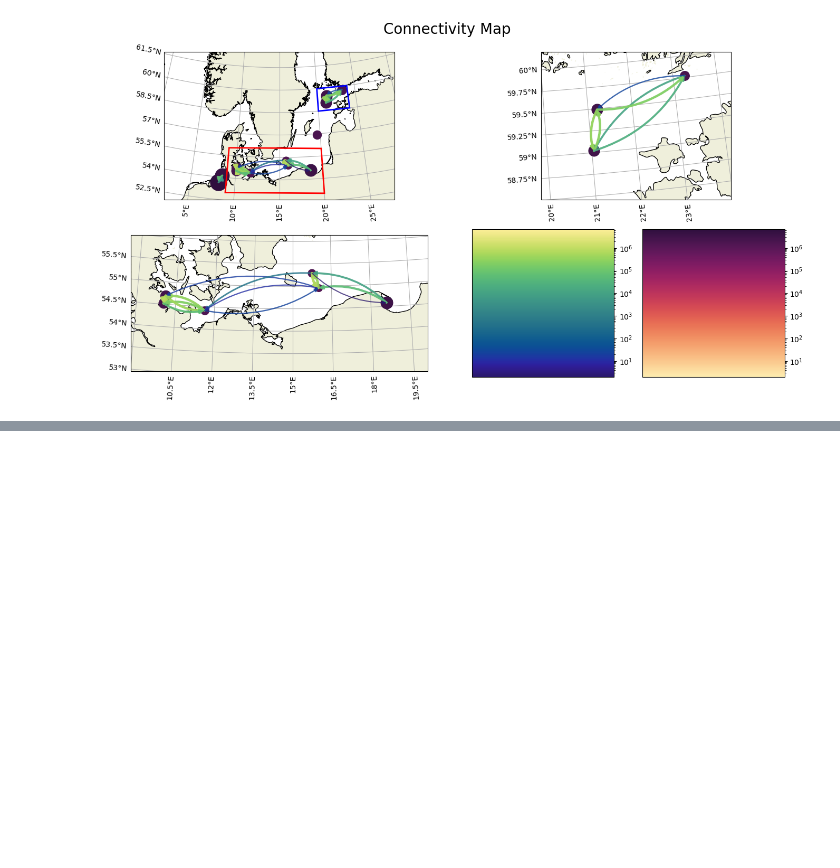
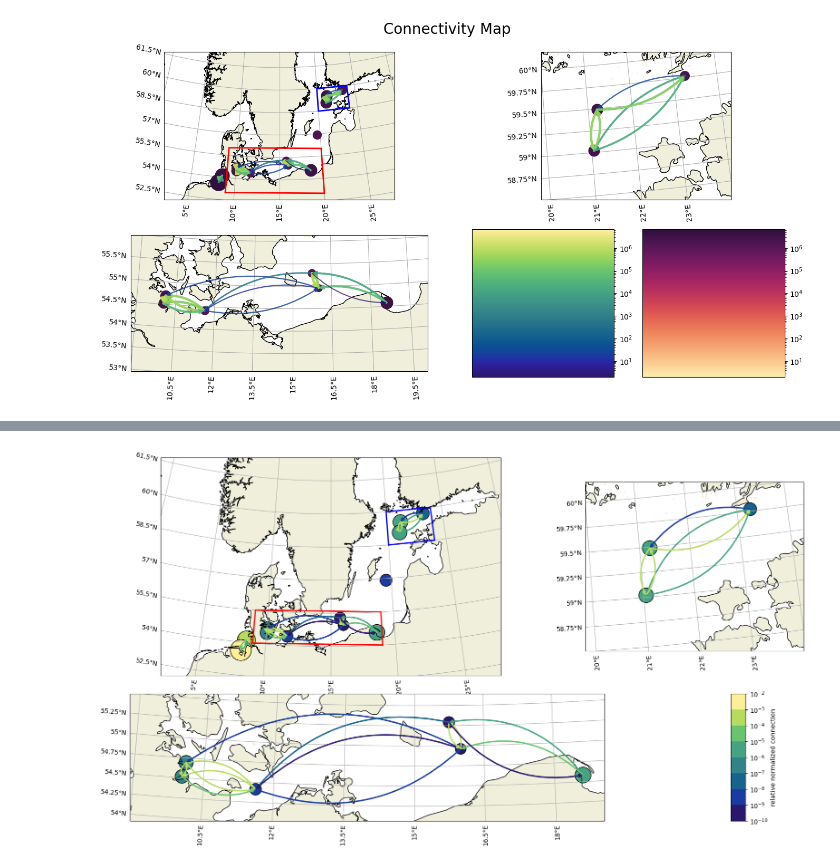
Before and after one commit to geomar-od-lagrange/2025_copepods, a Jupyter notebook: notebooks/SiteComparisonVoronoi.ipynb, the cells around one changed output, grey strips where cells are left out. Saved outputs shown, nothing was run; the diff lists cells and outputs as text; code cells hidden in the pictures; blank space fills up the shorter version.

```diff
--- a/notebooks/SiteComparisonVoronoi.ipynb
+++ b/notebooks/SiteComparisonVoronoi.ipynb
@@ -332,7 +349,7 @@ plt.show()
 # %% [markdown]
 ## Connectivity Map
 # %%
-def define_cmap(cmap_input):
+def read_cmap(cmap_input):
         if isinstance(cmap_input, str):
                 return mpl.colormaps.get_cmap(cmap_input)
         elif isinstance(cmap_input, type(cmocean.cm.haline)):
@@ -381,0 +395,6 @@ def plot_voronoi_polygons(ax, cmap="rainbow", edgecolor="black", facealpha=0.2):
+# %%
+matrix=df_cmatrix_normalized.copy()
+np.fill_diagonal(matrix.values, 0)
+zero_mask = (matrix == 0)
+matrix = matrix.mask(zero_mask)
+matrix.min(axis=None)
@@ -405,7 +426,7 @@ def make_connectivitymap(
                 voronoi_polys = voronoi_polys[voronoi_polys['SampleKind'] != 'digital']
                 sample_points = sample_points[sample_points["SampleKind"] != "digital"]
         if show_polygons:
-                plot_voronoi_polygons(ax=ax_main)
+                draw_voronoi_polygons(ax=ax_main)
 
         min_connection, max_connection = matrix.min(axis=None), matrix.max(axis=None)
         norm = LogNorm(vmin=min_connection, vmax=max_connection)
@@ -452,8 +473,8 @@ def make_connectivitymap(
                 northbaltic_xy, northbaltic_width, northbaltic_height,
                 fill=False, color='blue', lw=2, zorder=100, transform=Geodetic(),
         ))
-        if filename is not None:
-                plt.savefig(Path(figure_outpath, filename), format="pdf")
+        # if filename is not None:
+        #         plt.savefig(Path(figure_outpath, filename), format="pdf")
         plt.show()
 
 matrix=df_cmatrix_normalized.copy()
@@ -462,0 +529,6 @@ make_connectivitymap(matrix=matrix, filename="ConnectivityMap.pdf")
+# %%
+def minmax_not_diagonal(matrix):
+        np.fill_diagonal(matrix.copy().values, 0)
+        zero_mask = (matrix == 0)
+        matrix = matrix.mask(zero_mask)
+        return matrix.min(axis=None), matrix.max(axis=None)
@@ -462,0 +544,79 @@ make_connectivitymap(matrix=matrix, filename="ConnectivityMap.pdf")
+# %%
+def make_connectivitymap(
+        matrix,
+        map_projection=map_projection, mapsize=mapsize, suptitle="Connectivity Map",
+        no_digital=True, show_polygons=False,
+        cmap_scatter=cmocean.cm.matter, cmap_arrows = cmocean.cm.haline,
+        filename=None,
+        ):
+        matrix = matrix.mask(matrix == 0)
+        matrix = drop_digital(matrix, no_digital)
+        sample_points = gdf_sample_points.copy().sort_values(by="order").to_crs(map_projection)
+        voronoi_polys = gdf_voronoi_polygons.copy().to_crs(map_projection)
+
+        if no_digital:
+                voronoi_polys = voronoi_polys[voronoi_polys['SampleKind'] != 'digital']
+                sample_points = sample_points[sample_points["SampleKind"] != "digital"]
+        if show_polygons:
+                draw_voronoi_polygons(ax=ax_main)
+
+        min_connection, max_connection = matrix.min(axis=None), matrix.max(axis=None)
+        print(minmax_not_diagonal(matrix))
+        cmap_arrows = read_cmap(cmap_arrows)
+        (cmap_arrows, bounds_arrows, fmt, norm_arrows) = define_cmap(cmap_arrows, cmdiscrete=True, value_min=min_connection, value_max=max_connection)
+        cmap_scatter = read_cmap(cmap_scatter)
+
+        fig = plt.figure(figsize=mapsize)
+
+        # Main Map in top left
+        ax_main = fig.add_axes([0, 0.4, 0.6, 0.6], projection=map_projection)
+        basemap(ax_main)
+        draw_connections(ax_main, matrix, cmap=cmap_arrows)
+        scatter = draw_self_connections(ax_main, matrix, cmap=cmap_arrows)
+
+        # Zoom onto north baltic in top right
+        ax_northbaltic = fig.add_axes([0.65, 0.4, 0.3, 0.6], projection=map_projection)
+        basemap(ax_northbaltic)
+        northbaltic_extent = [20, 24, 58.5, 60,]
+        ax_northbaltic.set_extent(northbaltic_extent, PlateCarree())
+        draw_connections(ax_northbaltic, matrix, cmap=cmap_arrows)
+        draw_self_connections(ax_northbaltic, matrix, cmap=cmap_arrows)
+
+        # Zoom onto west baltic in bottom left
+        ax_westbaltic = fig.add_axes([0, 0, 0.7, 0.35], projection=map_projection)
+        basemap(ax_westbaltic)
+        westbaltic_extent = [9,19,54,55.5,]
+        ax_westbaltic.set_extent(westbaltic_extent, PlateCarree())
+        draw_connections(ax_westbaltic, matrix, cmap=cmap_arrows)
+        draw_self_connections(ax_westbaltic, matrix, cmap=cmap_arrows)
+
+        # plt.setp(axs.flatten()[3].spines.values(), color="white")
+        # Draw colorbars
+        # cax_scatter = fig.add_axes([0.65, 0, 0.05, 0.35])
+        # self_connections = [matrix[i][i] for i in matrix.index]
+        # min_connection, max_connection = min(self_connections), max(self_connections)
+        # norm = LogNorm(vmin=min_connection, vmax=max_connection)
+        # plt.colorbar(ScalarMappable(norm, cmap_arrows), cax=cax_scatter, label="relative normalized selfconnection")
+
+        cax_arrows = fig.add_axes([0.85, 0, 0.02, 0.35])
+        fig.colorbar(ScalarMappable(norm_arrows, cmap_arrows), cax=cax_arrows, label="relative normalized connection")
+        cax_arrows.minorticks_off()
+
+        westbaltic_xy, westbaltic_width, westbaltic_height = extent_to_rectangle(westbaltic_extent)
+        ax_main.add_patch(Rectangle(
+                westbaltic_xy, westbaltic_width, westbaltic_height,
+                fill=False, color='red', lw=2, zorder=100, transform=Geodetic(),
+        ))
+
+        northbaltic_xy, northbaltic_width, northbaltic_height = extent_to_rectangle(northbaltic_extent)
+        ax_main.add_patch(Rectangle(
+                northbaltic_xy, northbaltic_width, northbaltic_height,
+                fill=False, color='blue', lw=2, zorder=100, transform=Geodetic(),
+        ))
+        if filename is not None:
+                plt.savefig(Path(figure_outpath, filename), format="pdf")
+        plt.show()
+
+matrix=df_cmatrix_normalized_relative.copy()
+make_connectivitymap(matrix=matrix, filename="ConnectivityMap.pdf")
+# %% [output]
@@ -462,0 +624 @@ make_connectivitymap(matrix=matrix, filename="ConnectivityMap.pdf")
+[figure, added]
```
Also changed, not shown: parts of 15 cells of this notebook, 3 other files.
